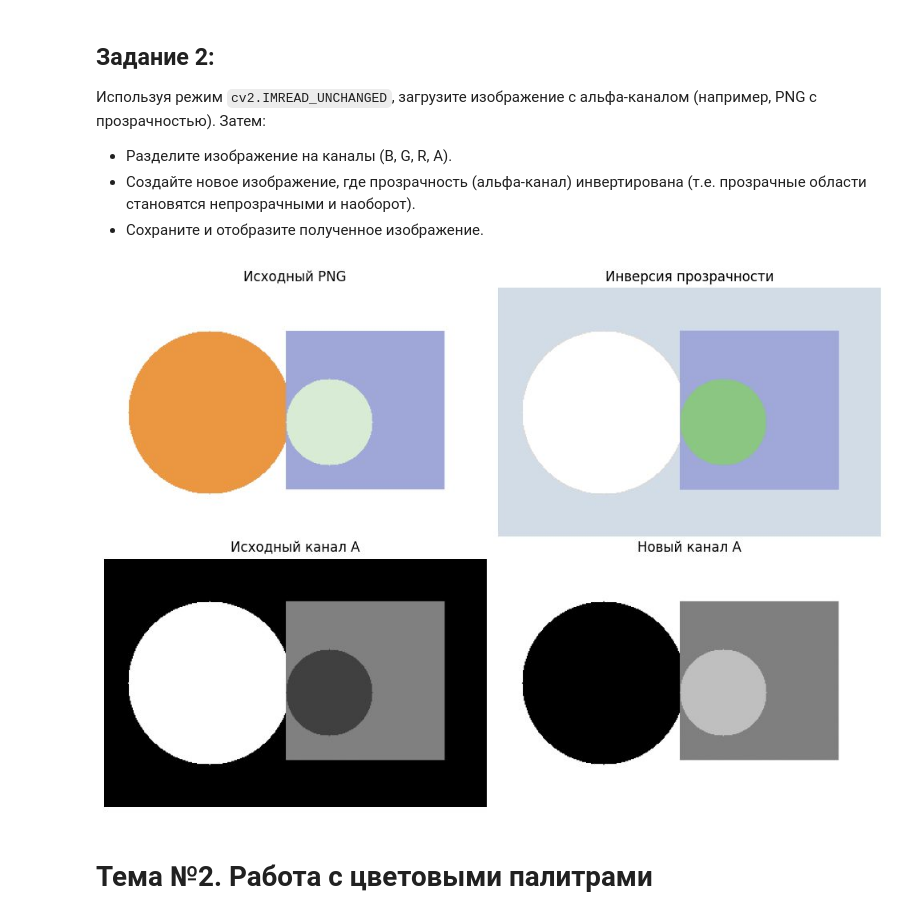
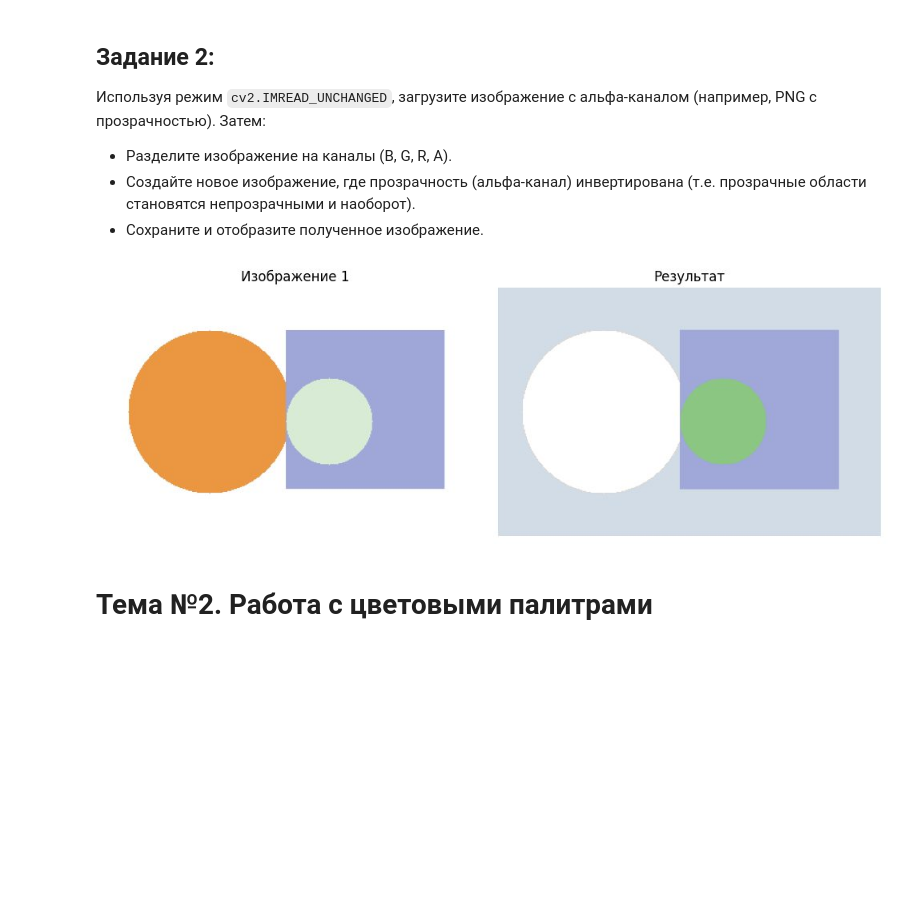
Before and after one commit to German121/image_processing, a Jupyter notebook: Задание 1/1A.ipynb, the cells around one changed output. Cells and saved outputs as stored; diff of their text form; code cells hidden in the pictures; blank space fills up the shorter version.

```diff
--- a/Задание 1/1A.ipynb
+++ b/Задание 1/1A.ipynb
@@ -88,23 +44,31 @@ show_images([('Цветное изображение', coffee), ('Оттенки
 - Разделите изображение на каналы (B, G, R, A).
 - Создайте новое изображение, где прозрачность (альфа-канал) инвертирована (т.е. прозрачные области становятся непрозрачными и наоборот).
 - Сохраните и отобразите полученное изображение.
-# %%
-alpha_sample = np.full((260, 400, 4), (230, 220, 210, 0), dtype=np.uint8)
-cv2.circle(alpha_sample, (110, 130), 85, (65, 150, 235, 255), -1)
-cv2.rectangle(alpha_sample, (190, 45), (355, 210), (180, 80, 65, 128), -1)
-cv2.circle(alpha_sample, (235, 140), 45, (90, 180, 100, 64), -1)
-save_image('02_alpha_original.png', alpha_sample)
-
-bgra = read_image(OUT / '02_alpha_original.png', cv2.IMREAD_UNCHANGED)
-b, g, r, a = cv2.split(bgra)
-inverted_alpha = 255 - a
-inverted = cv2.merge((b, g, r, inverted_alpha))
-save_image('02_alpha_inverted.png', inverted)
-show_images([('Исходный PNG', bgra), ('Инверсия прозрачности', inverted),
-             ('Исходный канал A', a), ('Новый канал A', inverted_alpha)],
-            '02_alpha_comparison.jpg')
-# %% [output]
-[figure, removed]
+# %%
+png = np.full((260, 400, 4), (230, 220, 210, 0), dtype=np.uint8)
+cv2.circle(png, (110, 130), 85, (65, 150, 235, 255), -1)
+cv2.rectangle(png, (190, 45), (355, 210), (180, 80, 65, 128), -1)
+cv2.circle(png, (235, 140), 45, (90, 180, 100, 64), -1)
+cv2.imwrite(str(files / 'alpha.png'), png)
+
+image = cv2.imread(str(files / 'alpha.png'), cv2.IMREAD_UNCHANGED)
+b, g, r, alpha = cv2.split(image)
+result = cv2.merge((b, g, r, 255 - alpha))
+cv2.imwrite(str(files / 'alpha_result.png'), result)
+
+fig, axes = plt.subplots(1, 2, figsize=(10, 3.5), squeeze=False)
+for ax, (title, image) in zip(axes.flat, [('Изображение 1', image),
+        ('Результат', result)]):
+    ax.imshow(cv2.cvtColor(image, cv2.COLOR_BGRA2RGBA))
+    ax.set_title(title)
+    ax.axis('off')
+for ax in list(axes.flat)[2:]:
+    ax.axis('off')
+fig.tight_layout()
+plt.show()
+plt.close(fig)
+# %% [output]
+[figure, added]
 # %% [markdown]
 # Тема №2. Работа с цветовыми палитрами
 # %% [markdown]
```
Also changed, not shown: parts of 24 cells of this notebook, 1 other file.
